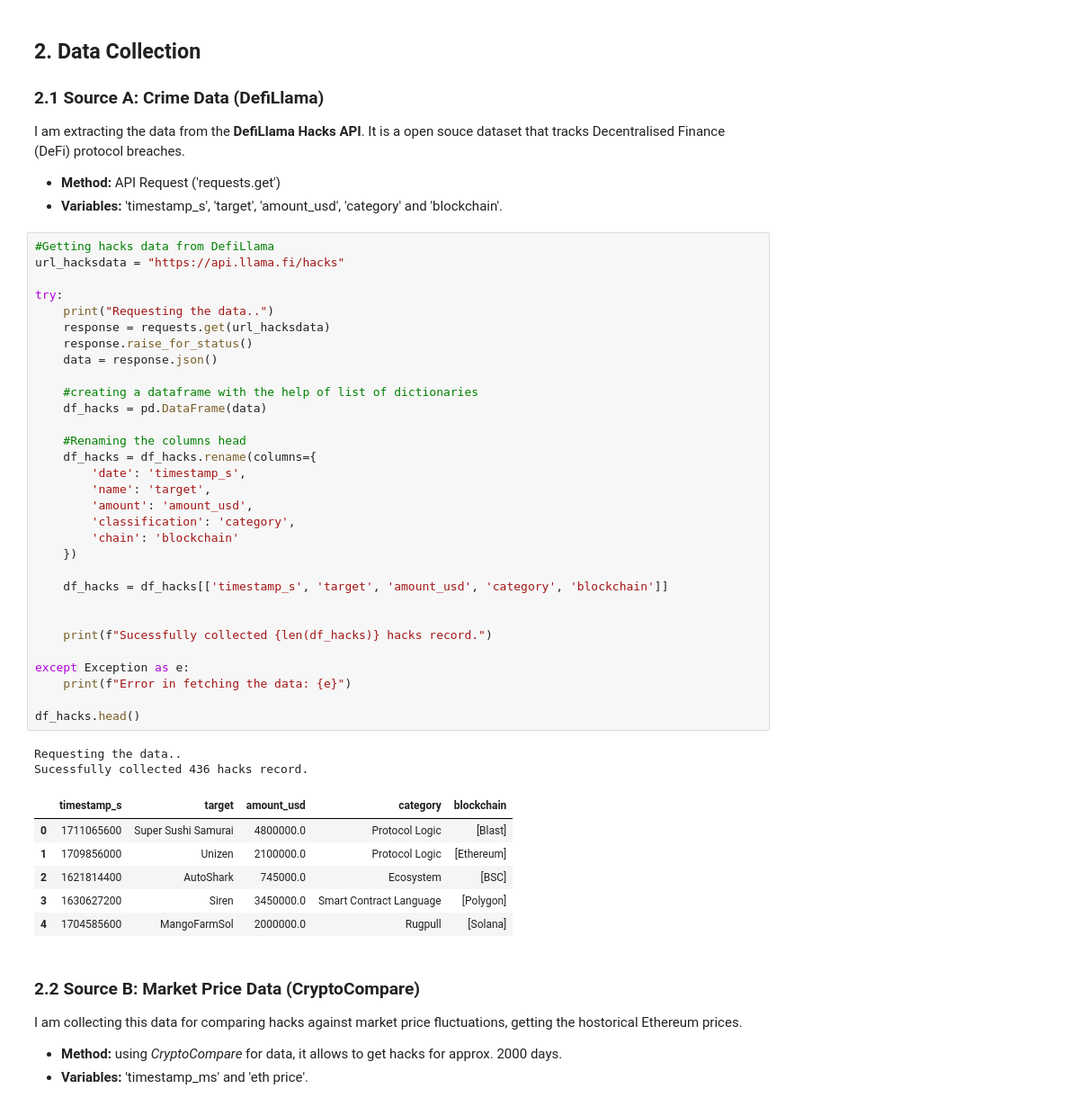
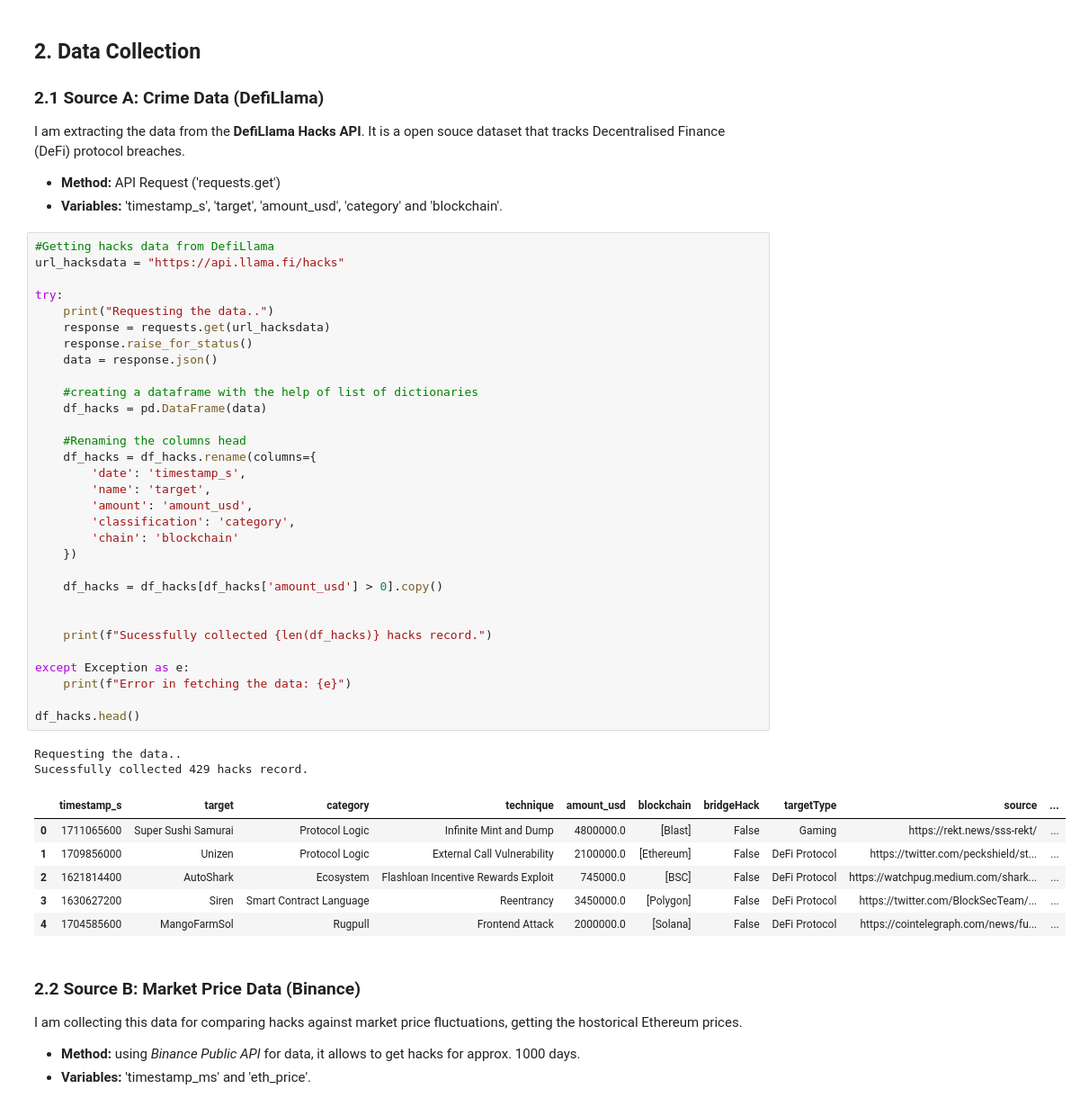
Before and after one commit to Aanchala14/aancha.14.2025_EMATM0048, a Jupyter notebook: Part 2/Notebook.ipynb, the cells around one changed output. Shown: that part at 90% size. Cells and saved outputs as stored; diff of their text form.

```diff
--- a/Part 2/Notebook.ipynb
+++ b/Part 2/Notebook.ipynb
@@ -43,46 +43,46 @@ I am extracting the data from the **DefiLlama Hacks API**. It is a open souce da
 url_hacksdata = "https://api.llama.fi/hacks"
 
 try:
     print("Requesting the data..")
     response = requests.get(url_hacksdata)
     response.raise_for_status()
     data = response.json()
 
     #creating a dataframe with the help of list of dictionaries
     df_hacks = pd.DataFrame(data)
 
     #Renaming the columns head
     df_hacks = df_hacks.rename(columns={
         'date': 'timestamp_s',
         'name': 'target',
         'amount': 'amount_usd',
         'classification': 'category',
         'chain': 'blockchain'
     })
 
-    df_hacks = df_hacks[['timestamp_s', 'target', 'amount_usd', 'category', 'blockchain']]
+    df_hacks = df_hacks[df_hacks['amount_usd'] > 0].copy()
 
 
     print(f"Sucessfully collected {len(df_hacks)} hacks record.")
 
 except Exception as e:
     print(f"Error in fetching the data: {e}")
 
 df_hacks.head()
 # %% [output]
 Requesting the data..
-Sucessfully collected 436 hacks record.
+Sucessfully collected 429 hacks record.
-|  | timestamp_s | target | amount_usd | category | blockchain |
-| 0 | 1711065600 | Super Sushi Samurai | 4800000.0 | Protocol Logic | [Blast] |
-| 1 | 1709856000 | Unizen | 2100000.0 | Protocol Logic | [Ethereum] |
-| 2 | 1621814400 | AutoShark | 745000.0 | Ecosystem | [BSC] |
-| 3 | 1630627200 | Siren | 3450000.0 | Smart Contract Language | [Polygon] |
-| 4 | 1704585600 | MangoFarmSol | 2000000.0 | Rugpull | [Solana] |
+|  | timestamp_s | target | category | technique | amount_usd | blockchain | bridgeHack | targetType | source | ... |
+| 0 | 1711065600 | Super Sushi Samurai | Protocol Logic | Infinite Mint and Dump | 4800000.0 | [Blast] | False | Gaming | https://rekt.news/sss-rekt/ | ... |
+| 1 | 1709856000 | Unizen | Protocol Logic | External Call Vulnerability | 2100000.0 | [Ethereum] | False | DeFi Protocol | https://twitter.com/peckshield/st... | ... |
+| 2 | 1621814400 | AutoShark | Ecosystem | Flashloan Incentive Rewards Exploit | 745000.0 | [BSC] | False | DeFi Protocol | https://watchpug.medium.com/shark... | ... |
+| 3 | 1630627200 | Siren | Smart Contract Language | Reentrancy | 3450000.0 | [Polygon] | False | DeFi Protocol | https://twitter.com/BlockSecTeam/... | ... |
+| 4 | 1704585600 | MangoFarmSol | Rugpull | Frontend Attack | 2000000.0 | [Solana] | False | DeFi Protocol | https://cointelegraph.com/news/fu... | ... |
 # %% [markdown]
-### 2.2 Source B: Market Price Data (CryptoCompare)
+### 2.2 Source B: Market Price Data (Binance)
 I am collecting this data for comparing hacks against market price fluctuations, getting the hostorical Ethereum prices.
-* **Method:** using *CryptoCompare* for data, it allows to get hacks for approx. 2000 days.
-* **Variables:** 'timestamp_ms' and 'eth price'.
+* **Method:** using *Binance Public API* for data, it allows to get hacks for approx. 1000 days.
+* **Variables:** 'timestamp_ms' and 'eth_price'.
 # %%
 #collecting market price data from Binanace Public API
 
```
Also changed, not shown: parts of 18 cells of this notebook.
